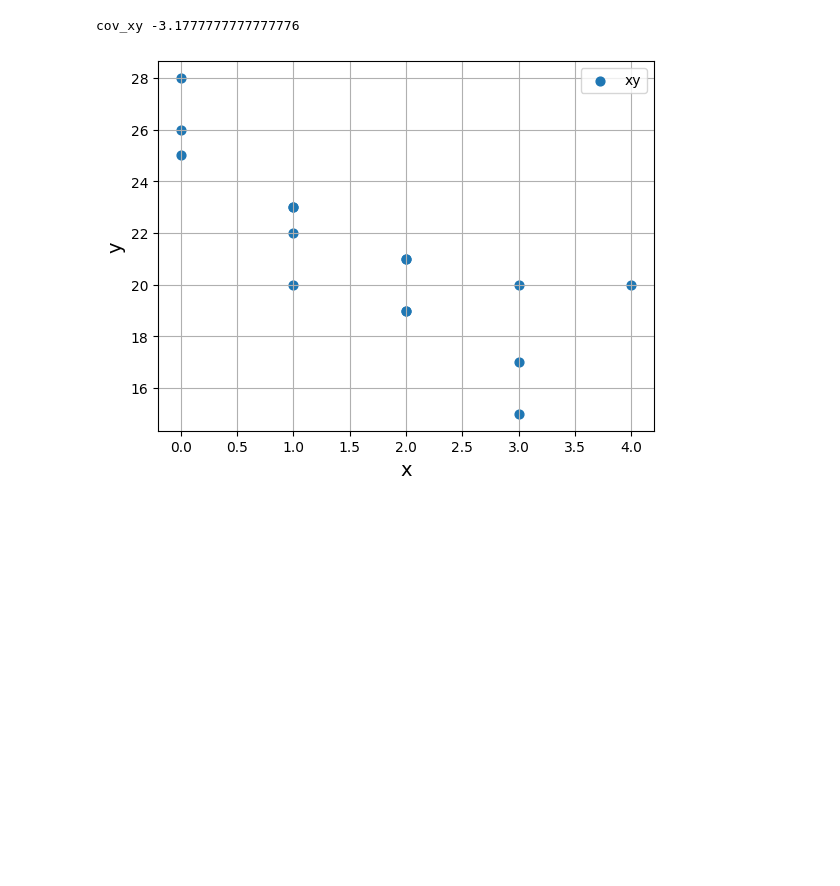
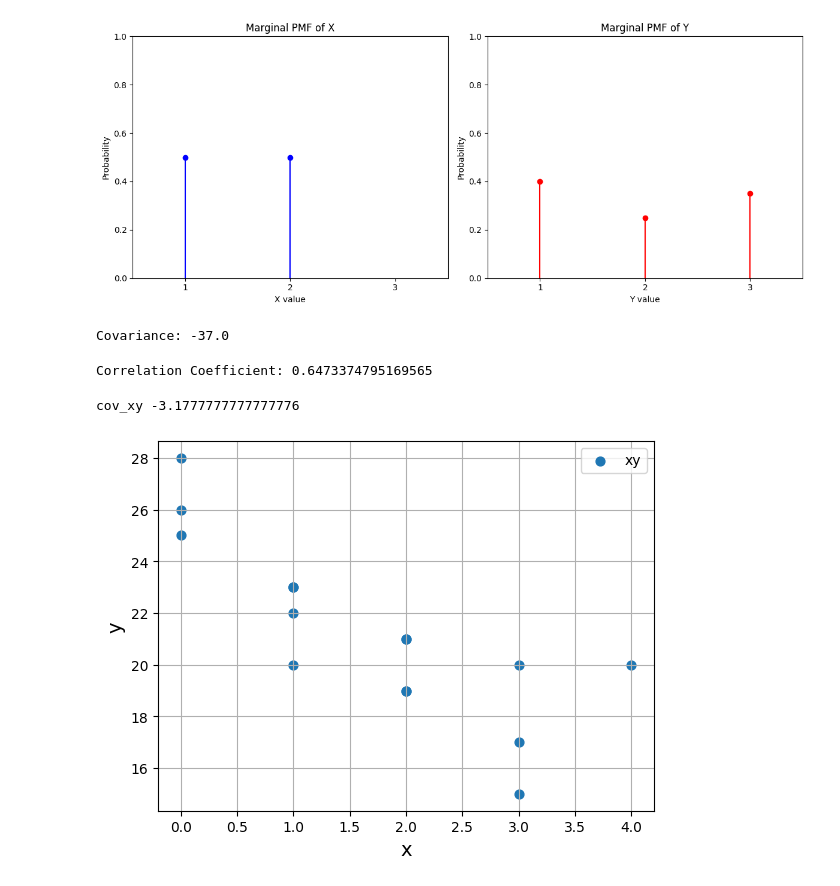
Before and after one commit to ANJUNYEOL/-, a Jupyter notebook: Untitled2.ipynb, the cells around one changed output. Cells and saved outputs as stored; diff of their text form; code cells hidden in the pictures; blank space fills up the shorter version.

```diff
--- a/Untitled2.ipynb
+++ b/Untitled2.ipynb
@@ -1,5 +1,78 @@
 # %% [markdown]
 <a href="https://colab.research.google.com/github/ANJUNYEOL/-/blob/main/Untitled2.ipynb" target="_parent"><img src="https://colab.research.google.com/assets/colab-badge.svg" alt="Open In Colab"/></a>
+# %%
+import matplotlib.pyplot as plt
+# 결합확률질량함수 데이터
+joint_pmf_data = {(1, 1): 0.1,(1, 2): 0.2,(1, 3): 0.2,(2, 1): 0.3,(2, 2): 0.05,(2, 3): 0.15}
+ # X와 Y의 주변확률밀도함수를 계산
+f_X = {}
+f_Y = {}
+# X의 주변확률밀도함수 계산
+for x, y in joint_pmf_data.keys():
+    f_X[x] = f_X.get(x, 0) + joint_pmf_data[(x, y)]
+# Y의 주변확률밀도함수 계산
+for x, y in joint_pmf_data.keys():
+    f_Y[y] = f_Y.get(y, 0) + joint_pmf_data[(x, y)]
+# Y축의 범위를 0부터 1까지, X축의 범위를 동일하게 설정하여 그래프를 그리기
+plt.figure(figsize=(12, 5))
+# Y축의 범위 설정
+y_min = 0
+y_max = 1
+# X축의 범위 설정
+x_min = 0.5
+x_max = 3.5
+# X의 주변확률밀도함수 그래프
+plt.subplot(1, 2, 1)
+plt.plot(list(f_X.keys()), list(f_X.values()), 'bo')
+# 점
+plt.vlines(list(f_X.keys()), y_min,
+list(f_X.values()), colors='blue')  # 수선의 발
+plt.title('Marginal PMF of X')
+plt.xlabel('X value')
+plt.ylabel('Probability')
+plt.xticks(range(int(x_min), int(x_max)+1))
+plt.xlim(x_min, x_max)
+plt.ylim(y_min, y_max)
+ # Y의 주변확률밀도함수 그래프
+plt.subplot(1, 2, 2)
+plt.plot(list(f_Y.keys()), list(f_Y.values()), 'ro')  # 점
+plt.vlines(list(f_Y.keys()), y_min, list(f_Y.values()),
+colors='red')  # 수선의 발
+plt.title('Marginal PMF of Y')
+plt.xlabel('Y value')
+plt.ylabel('Probability')
+plt.xticks(range(int(x_min), int(x_max)+1))
+plt.xlim(x_min, x_max)
+plt.ylim(y_min, y_max)
+plt.tight_layout()
+plt.show()
+# %% [output]
+[figure, added]
+# %%
+import numpy as np
+# 국어 성적과 수학 성적 데이터
+korean_scores = [75, 65, 50, 70, 80]
+math_scores = [65, 70, 70, 55, 60]
+# 데이터를 NumPy 배열로 변환
+data = np.array([korean_scores, math_scores])
+# 공분산 계산
+covariance = np.cov(data, bias=True)[0, 1]
+# 결과 출력
+print("Covariance:", covariance)
+# %% [output]
+Covariance: -37.0
+# %%
+import numpy as np
+import numpy as np
+# 데이터
+x = np.array([4, 6, -4, 10])
+y = np.array([-1, 5, 3, 18])
+# 상관계수 계산
+correlation = np.corrcoef(x, y)[0, 1]
+ # 결과 출력
+print("Correlation Coefficient:", correlation)
+# %% [output]
+Correlation Coefficient: 0.6473374795169565
 # %%
 In
 
```
Also changed, not shown: parts of 1 cell of this notebook.
